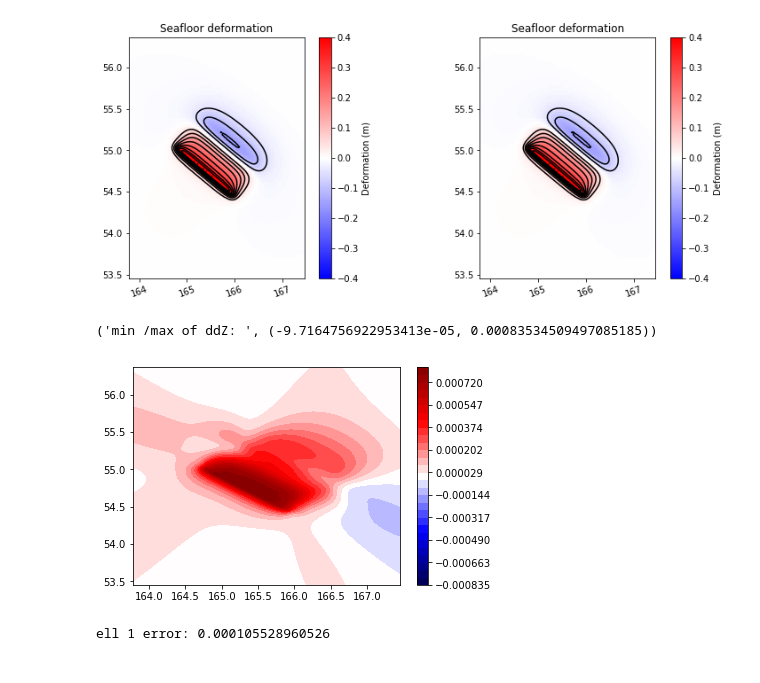
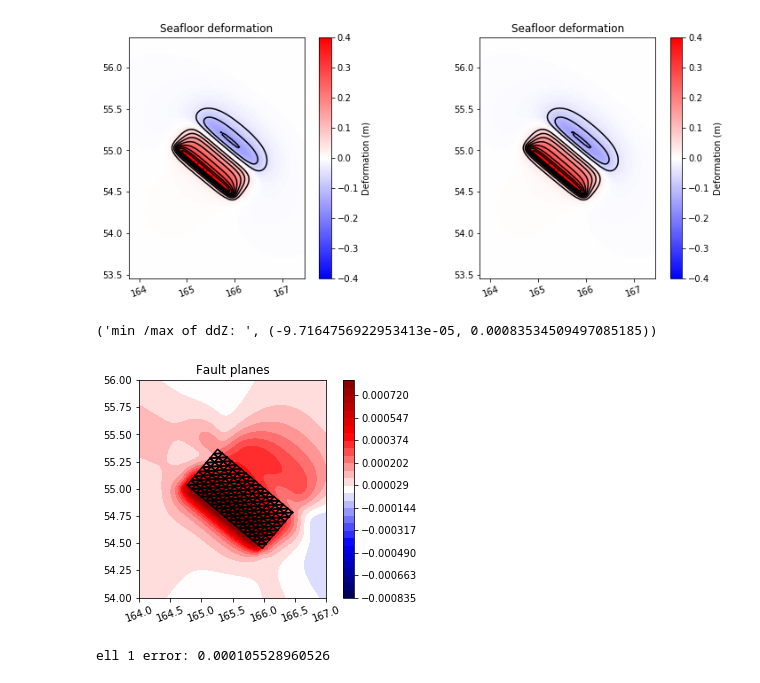
Before and after one commit to rjleveque/dtopotools_triangular_test, a Jupyter notebook: comninou_vs_okada.ipynb, the cells around one changed output. Saved outputs shown, nothing was run; the diff lists cells and outputs as text; code cells hidden in the pictures.

```diff
--- a/comninou_vs_okada.ipynb
+++ b/comninou_vs_okada.ipynb
@@ -237,18 +237,17 @@ deformation from triangulation to the left, Okada to the right
 # %%
 ddZ = dtopo3.dZ[-1,:,:] - dtopo2.dZ[-1,:,:]
 print('min /max of ddZ: ', (ddZ.min(), ddZ.max()))
 
 vmax = np.max([np.abs(ddZ.min()),np.max(ddZ.max())])
 cm=pl.get_cmap('seismic')
-# fault3.plot_subfaults();
+fault3.plot_subfaults();
 pl.contourf(x,y,ddZ,np.linspace(-vmax,vmax,30),cmap=cm)
-# pl.contourf(x,y,ddZ,cmap=cm)
 pl.xlim(164,167)
-# pl.ylim(54.,56)
+pl.ylim(54.,56)
 pl.colorbar();
 # %% [output]
 ('min /max of ddZ: ', (-9.7164756922953413e-05, 0.00083534509497085185))
-[figure, old version]
+[figure, new version]
 # %%
 print('ell 1 error: ' +  str(np.mean(np.abs(ddZ))))
 # %% [output]
```
